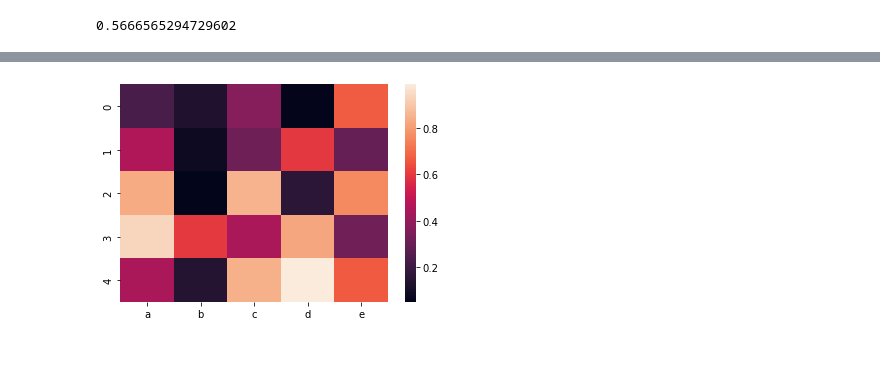
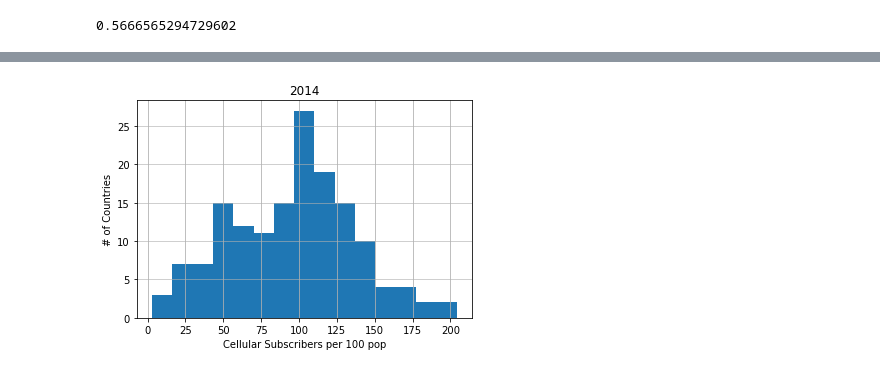
Before and after one commit to nss-data-science-cohort-6/un_data_question-Garrett-Holland, a Jupyter notebook: notebook/Un_Data_Solo_Exploration.ipynb, the cells around one changed output, grey strips where cells are left out. Cells and saved outputs as stored; diff of their text form; code cells hidden in the pictures.

```diff
--- a/notebook/Un_Data_Solo_Exploration.ipynb
+++ b/notebook/Un_Data_Solo_Exploration.ipynb
@@ -130,4 +190,8 @@ GDP_Per_Capita = pd.DataFrame(np.random.random((5,5)), columns=["a","b","c","d",
-# %%
-p1 = sns.heatmap(merge_2011)
-# %% [output]
-[figure, removed]
+# %%
+merge_2011['Cellular Subscribers per 100 pop'].plot.hist(grid=True, bins=15, rwidth=1.0)
+plt.title('2014')
+plt.xlabel('Cellular Subscribers per 100 pop')
+plt.ylabel('# of Countries')
+plt.grid(axis='y', alpha=0.75)
+# %% [output]
+[figure, added]
```
Also changed, not shown: parts of 13 cells of this notebook.
